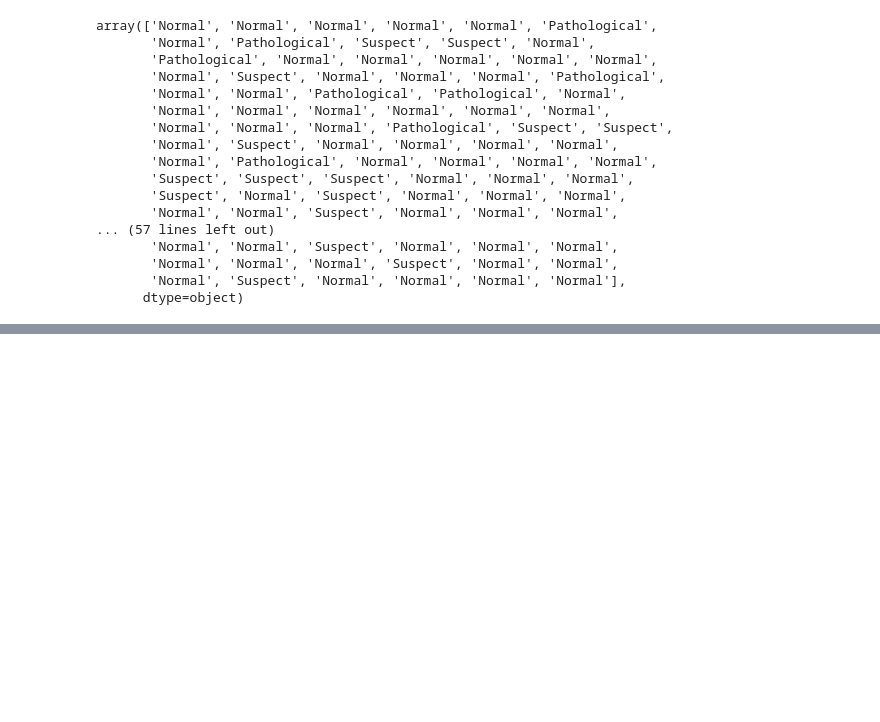
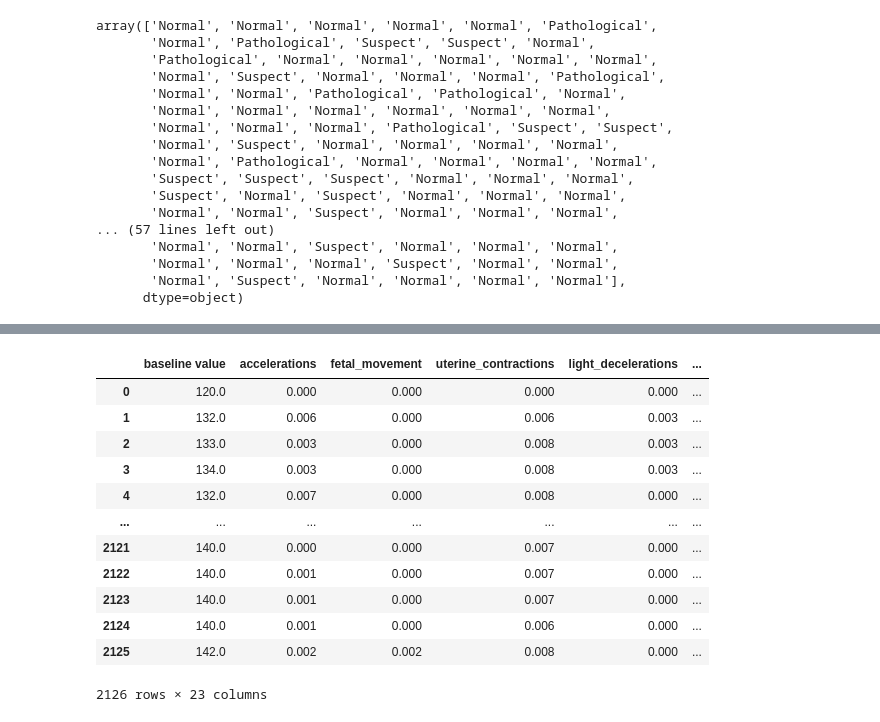
Before and after one commit to ivest76/IME565_MT1_F23, a Jupyter notebook: MT1_NB.ipynb, the cells around one changed output, grey strips where cells are left out. Cells and saved outputs as stored; diff of their text form; code cells hidden in the pictures; blank space fills up the shorter version.

```diff
--- a/MT1_NB.ipynb
+++ b/MT1_NB.ipynb
@@ -313,0 +338,26 @@ array(['Normal', 'Normal', 'Normal', 'Normal', 'Normal', 'Pathological',
+# %%
+def color_fetal(val):
+    if val == "Normal":
+        color = "green"
+    elif val == "Suspect":
+        color = "yellow"
+    elif val == "Pathological":
+        color = "orange"
+    return "background-color: %s" % color
+# %%
+X.style.applymap(color_fetal, subset=["Predicted Fetal Health"])
+X
+# %% [output]
+|  | baseline value | accelerations | fetal_movement | uterine_contractions | light_decelerations | ... |
+| 0 | 120.0 | 0.000 | 0.000 | 0.000 | 0.000 | ... |
+| 1 | 132.0 | 0.006 | 0.000 | 0.006 | 0.003 | ... |
+| 2 | 133.0 | 0.003 | 0.000 | 0.008 | 0.003 | ... |
+| 3 | 134.0 | 0.003 | 0.000 | 0.008 | 0.003 | ... |
+| 4 | 132.0 | 0.007 | 0.000 | 0.008 | 0.000 | ... |
+| ... | ... | ... | ... | ... | ... | ... |
+| 2121 | 140.0 | 0.000 | 0.000 | 0.007 | 0.000 | ... |
+| 2122 | 140.0 | 0.001 | 0.000 | 0.007 | 0.000 | ... |
+| 2123 | 140.0 | 0.001 | 0.000 | 0.007 | 0.000 | ... |
+| 2124 | 140.0 | 0.001 | 0.000 | 0.006 | 0.000 | ... |
+| 2125 | 142.0 | 0.002 | 0.002 | 0.008 | 0.000 | ... |
+2126 rows × 23 columns
```
Also changed, not shown: parts of 3 cells of this notebook, 3 other files.
